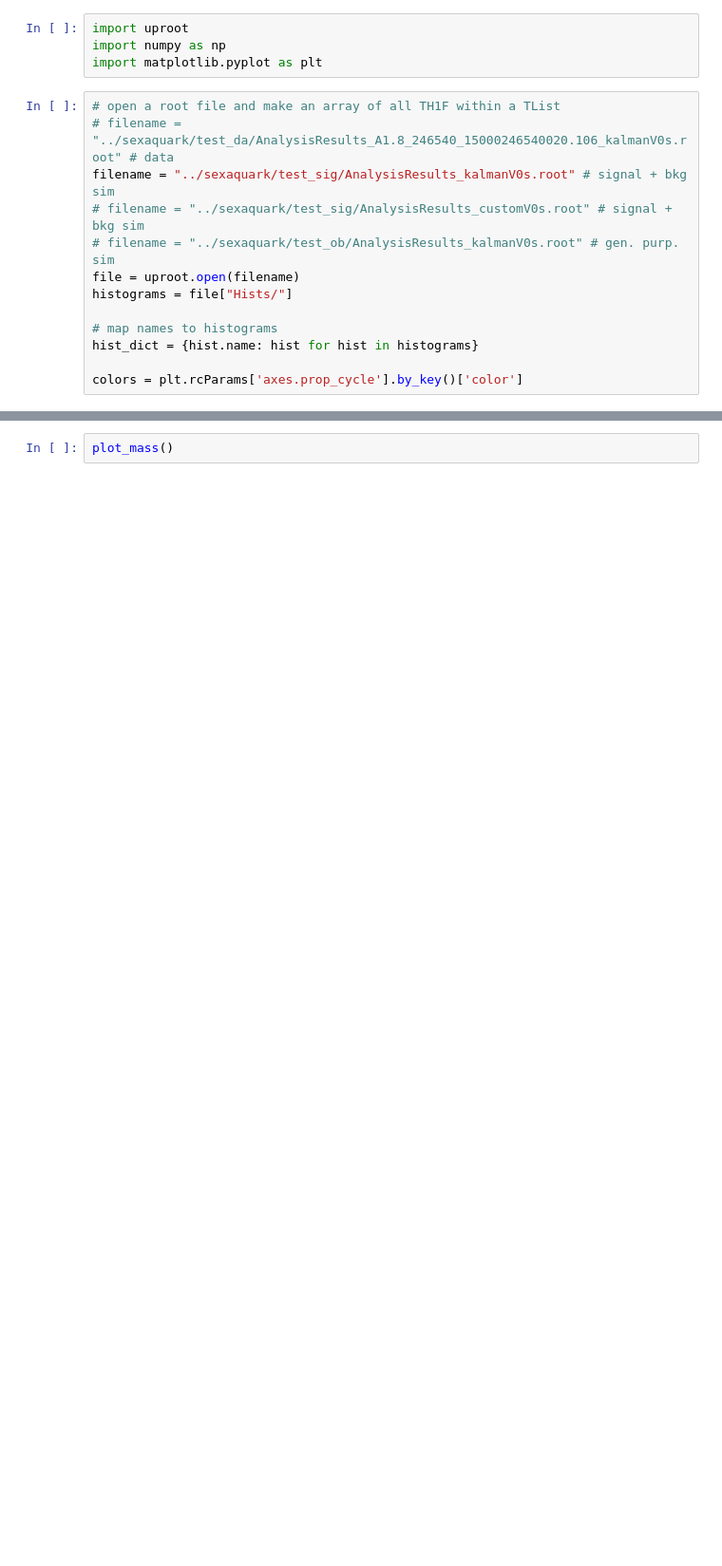
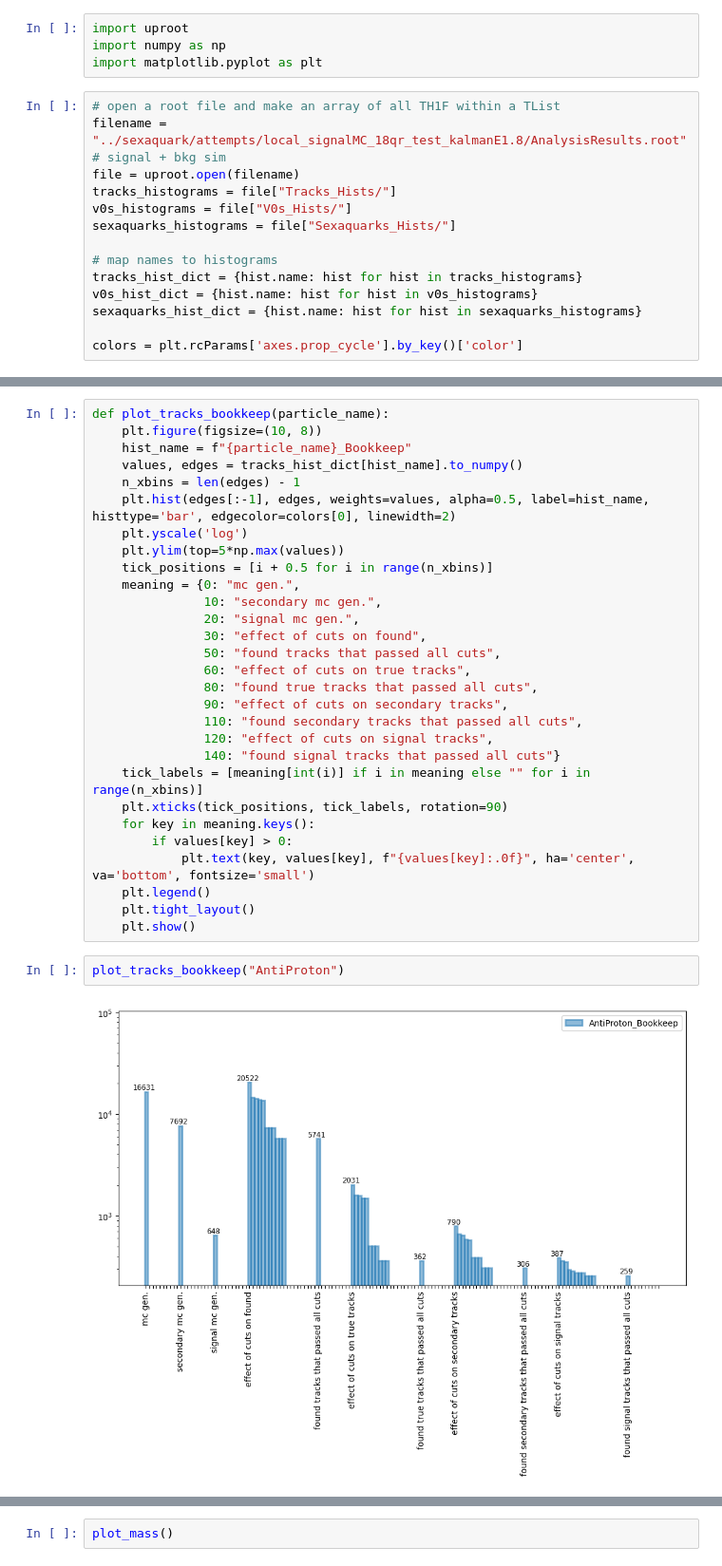
Before and after one commit to HD-ALICE-Sexaquark/analysis, a Jupyter notebook: jupyter/ShowCutFlow.ipynb, the cells around one changed output, grey strips where cells are left out. Shown at 95% size. Drawn from its saved outputs; the diff is of its cells as text; blank space fills up the shorter version.

Commit message:
jupyter nb: updated bookkeeping plots to latest changes

```diff
--- a/jupyter/ShowCutFlow.ipynb
+++ b/jupyter/ShowCutFlow.ipynb
@@ -4,14 +4,15 @@ import numpy as np
 import matplotlib.pyplot as plt
 # %%
 # open a root file and make an array of all TH1F within a TList
-# filename = "../sexaquark/test_da/AnalysisResults_A1.8_246540_15000246540020.106_kalmanV0s.root" # data
-filename = "../sexaquark/test_sig/AnalysisResults_kalmanV0s.root" # signal + bkg sim
-# filename = "../sexaquark/test_sig/AnalysisResults_customV0s.root" # signal + bkg sim
-# filename = "../sexaquark/test_ob/AnalysisResults_kalmanV0s.root" # gen. purp. sim
+filename = "../sexaquark/attempts/local_signalMC_18qr_test_kalmanE1.8/AnalysisResults.root" # signal + bkg sim
 file = uproot.open(filename)
-histograms = file["Hists/"]
+tracks_histograms = file["Tracks_Hists/"]
+v0s_histograms = file["V0s_Hists/"]
+sexaquarks_histograms = file["Sexaquarks_Hists/"]
 
 # map names to histograms
-hist_dict = {hist.name: hist for hist in histograms}
+tracks_hist_dict = {hist.name: hist for hist in tracks_histograms}
+v0s_hist_dict = {hist.name: hist for hist in v0s_histograms}
+sexaquarks_hist_dict = {hist.name: hist for hist in sexaquarks_histograms}
 
 colors = plt.rcParams['axes.prop_cycle'].by_key()['color']
@@ -70,0 +21,33 @@ plot_bookkeep()
+# %%
+def plot_tracks_bookkeep(particle_name):
+    plt.figure(figsize=(10, 8))
+    hist_name = f"{particle_name}_Bookkeep"
+    values, edges = tracks_hist_dict[hist_name].to_numpy()
+    n_xbins = len(edges) - 1
+    plt.hist(edges[:-1], edges, weights=values, alpha=0.5, label=hist_name, histtype='bar', edgecolor=colors[0], linewidth=2)
+    plt.yscale('log')
+    plt.ylim(top=5*np.max(values))
+    tick_positions = [i + 0.5 for i in range(n_xbins)]
+    meaning = {0: "mc gen.",
+               10: "secondary mc gen.",
+               20: "signal mc gen.",
+               30: "effect of cuts on found",
+               50: "found tracks that passed all cuts",
+               60: "effect of cuts on true tracks",
+               80: "found true tracks that passed all cuts",
+               90: "effect of cuts on secondary tracks",
+               110: "found secondary tracks that passed all cuts",
+               120: "effect of cuts on signal tracks",
+               140: "found signal tracks that passed all cuts"}
+    tick_labels = [meaning[int(i)] if i in meaning else "" for i in range(n_xbins)]
+    plt.xticks(tick_positions, tick_labels, rotation=90)
+    for key in meaning.keys():
+        if values[key] > 0:
+            plt.text(key, values[key], f"{values[key]:.0f}", ha='center', va='bottom', fontsize='small')
+    plt.legend()
+    plt.tight_layout()
+    plt.show()
+# %%
+plot_tracks_bookkeep("AntiProton")
+# %% [output]
+[figure, added]
```
Also changed, not shown: parts of 14 cells of this notebook.
